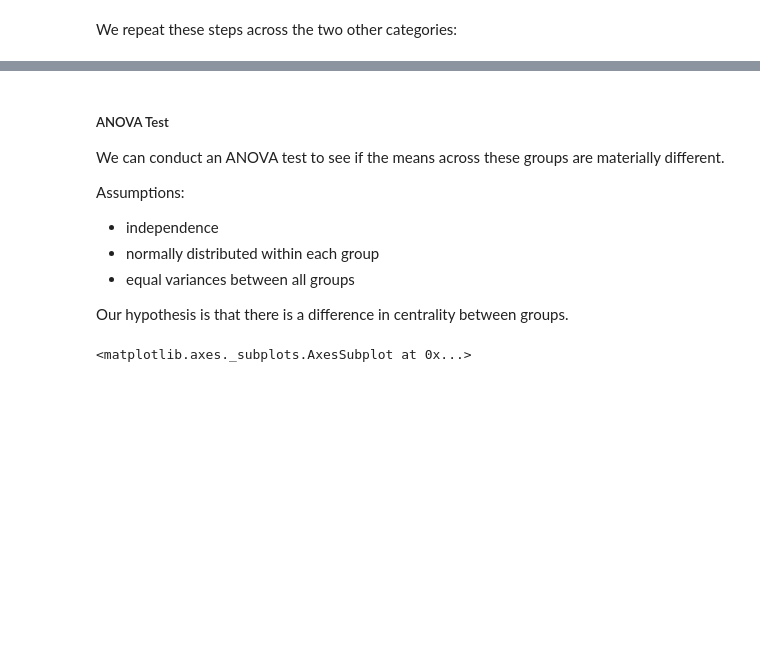
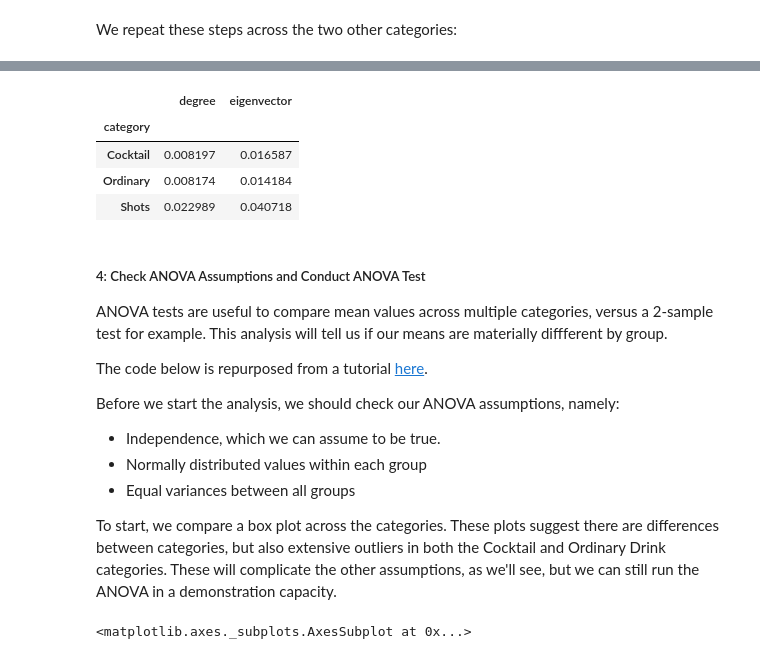
Before and after one commit to ebhtra/gory-graph, a Jupyter notebook: Project 1.ipynb, the cells around one changed output, grey strips where cells are left out. Drawn from its saved outputs; the diff is of its cells as text; code cells hidden in the pictures; blank space fills up the shorter version.

```diff
--- a/Project 1.ipynb
+++ b/Project 1.ipynb
@@ -281,14 +275,25 @@ mean_grouped
+# %%
+median_grouped = grouped_summary.median()
+median_grouped
+# %% [output]
+|  | degree | eigenvector |
+| category |  |  |
+| Cocktail | 0.008197 | 0.016587 |
+| Ordinary | 0.008174 | 0.014184 |
+| Shots | 0.022989 | 0.040718 |
 # %% [markdown]
-##### ANOVA Test
+##### 4: Check ANOVA Assumptions and Conduct ANOVA Test
 
-We can conduct an ANOVA test to see if the means across these groups are materially different.
+ANOVA tests are useful to compare mean values across multiple categories, versus a 2-sample test for example. This analysis will tell us if our means are materially diffferent by group.
 
-Assumptions:
-- independence
-- normally distributed within each group
-- equal variances between all groups
+The code below is repurposed from a tutorial [here](https://towardsdatascience.com/anova-test-with-python-cfbf4013328b).
 
-Our hypothesis is that there is a difference in centrality between groups.
+Before we start the analysis, we should check our ANOVA assumptions, namely:
+- Independence, which we can assume to be true.
+- Normally distributed values within each group
+- Equal variances between all groups
+
+To start, we compare a box plot across the categories. These plots suggest there are differences between categories, but also extensive outliers in both the Cocktail and Ordinary Drink categories. These will complicate the other assumptions, as we'll see, but we can still run the ANOVA in a demonstration capacity.
 # %%
 summary_all.boxplot('degree',by='category')
 # %% [output]
```
Also changed, not shown: parts of 45 cells of this notebook.
